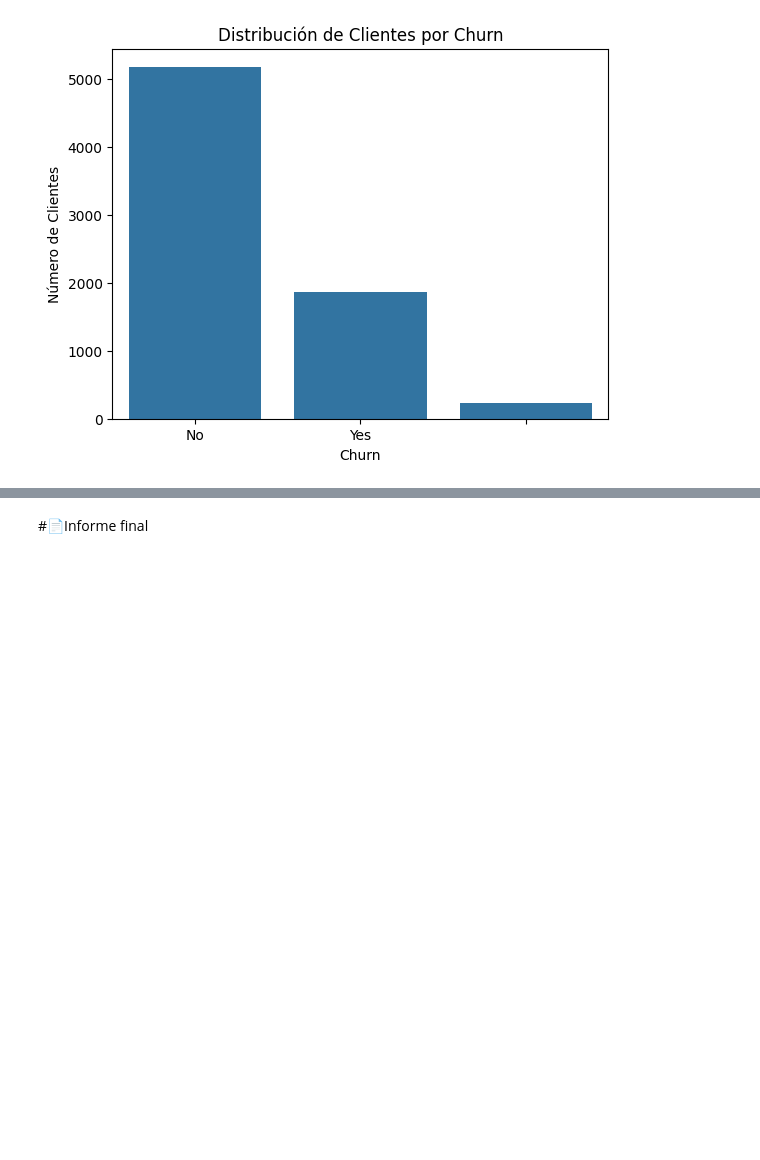
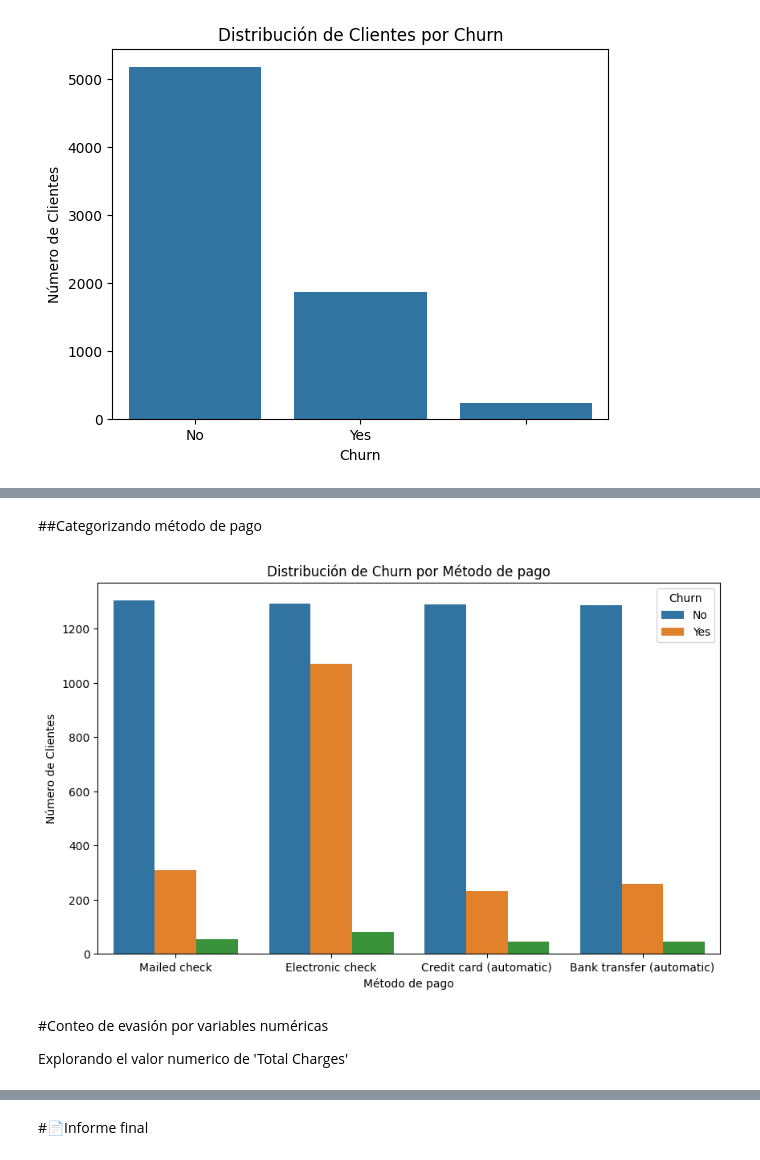
Before and after one commit to AllanFuChao/challenge-telecomx_latam, a Jupyter notebook: TelecomX_LATAM.ipynb, the cells around one changed output, grey strips where cells are left out. Saved outputs shown, nothing was run; the diff lists cells and outputs as text; code cells hidden in the pictures; blank space fills up the shorter version.

```diff
--- a/TelecomX_LATAM.ipynb
+++ b/TelecomX_LATAM.ipynb
@@ -335,0 +393,3 @@ plt.show()
+# %%
+datos_clientes['PaymentMethod'] = datos_clientes['account'].apply(lambda x: x.get('PaymentMethod'))
+datos_clientes['PaymentMethod'].head()
@@ -335,0 +404,17 @@ plt.show()
+# %% [markdown]
+##Categorizando método de pago
+# %%
+
+plt.figure(figsize=(10, 6))
+sns.countplot(x='PaymentMethod', hue='Churn', data=datos_clientes)
+
+plt.title('Distribución de Churn por Método de pago')
+plt.xlabel('Método de pago')
+plt.ylabel('Número de Clientes')
+plt.show()
+# %% [output]
+[figure, added]
+# %% [markdown]
+#Conteo de evasión por variables numéricas
+
+Explorando el valor numerico de 'Total Charges'
```
Also changed, not shown: parts of 11 cells of this notebook.
